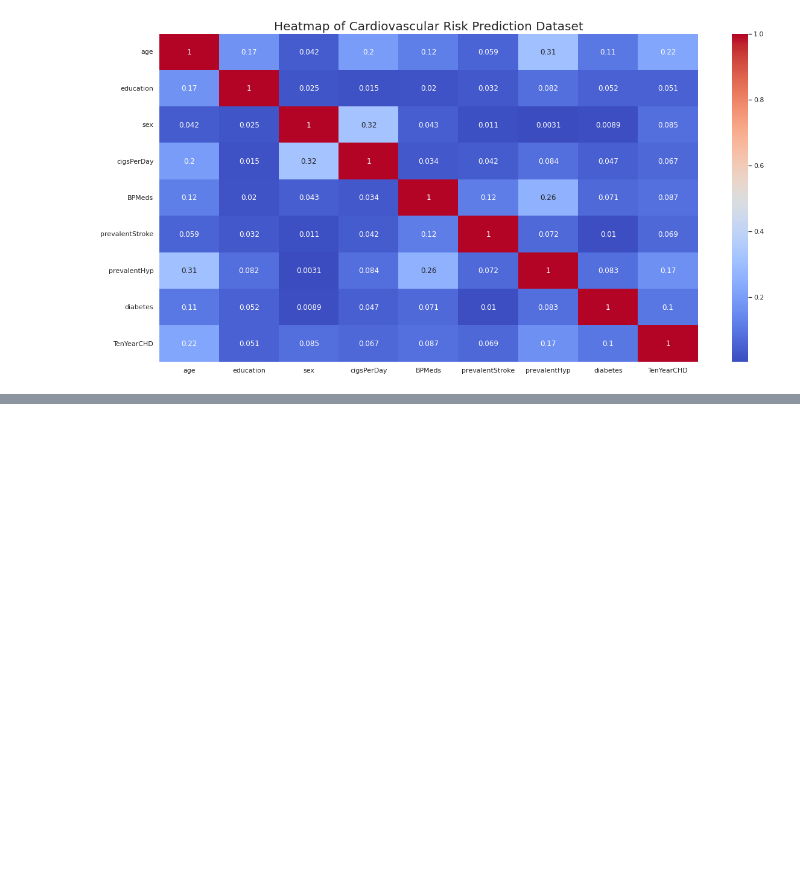
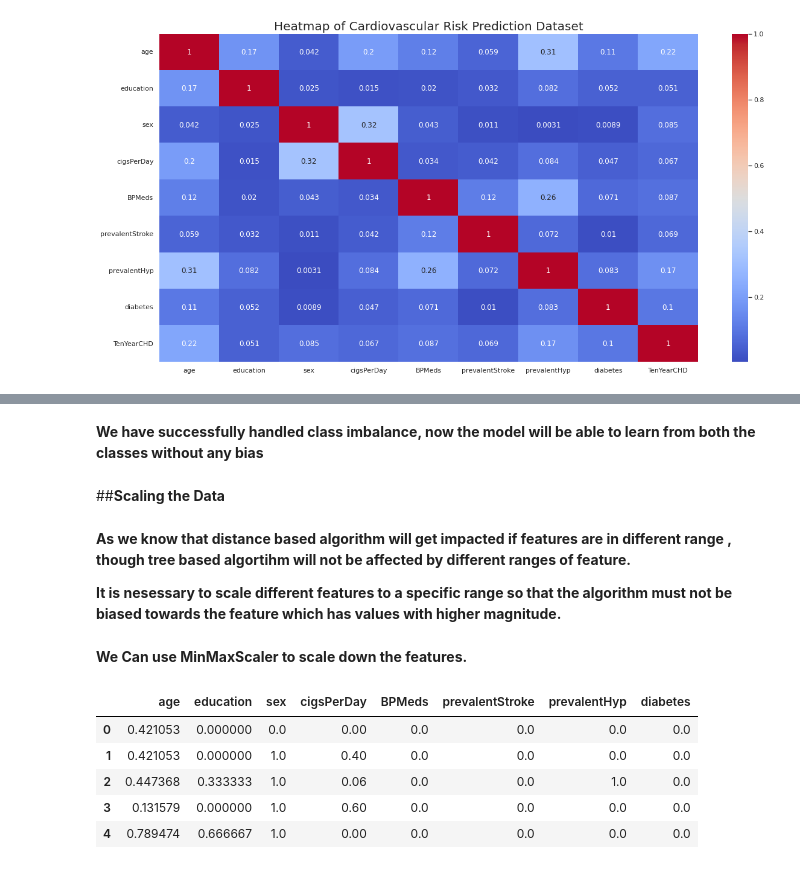
Before and after one commit to Kousikdutta1/Cardiovascular-Risk-Prediction, a Jupyter notebook: Kousik_Dutta_Cardiovascular_Risk_Prediction_Capstone_Project_.ipynb, the cells around one changed output, grey strips where cells are left out. Saved outputs shown, nothing was run; the diff lists cells and outputs as text; code cells hidden in the pictures; blank space fills up the shorter version.

```diff
--- a/Kousik_Dutta_Cardiovascular_Risk_Prediction_Capstone_Project_.ipynb
+++ b/Kousik_Dutta_Cardiovascular_Risk_Prediction_Capstone_Project_.ipynb
@@ -682,0 +844,11 @@ plt.show();
+# %% [markdown]
+**We have successfully handled class imbalance, now the model will be able to learn from both the classes without any bias**
+# %% [markdown]
+##**Scaling the Data**
+# %% [markdown]
+**As we know that distance based algorithm will get impacted if features are in different range , though tree based algortihm will not be affected by different ranges of feature.**
+
+
+**It is nesessary to scale different features to a specific range so that the algorithm must not be biased towards the feature which has values with higher magnitude.**
+# %% [markdown]
+**We Can use MinMaxScaler to scale down the features.**
@@ -682,0 +869,11 @@ plt.show();
+# %%
+#  Let's see scaled train value
+
+X_train_scale.head()
+# %% [output]
+|  | age | education | sex | cigsPerDay | BPMeds | prevalentStroke | prevalentHyp | diabetes |
+| 0 | 0.421053 | 0.000000 | 0.0 | 0.00 | 0.0 | 0.0 | 0.0 | 0.0 |
+| 1 | 0.421053 | 0.000000 | 1.0 | 0.40 | 0.0 | 0.0 | 0.0 | 0.0 |
+| 2 | 0.447368 | 0.333333 | 1.0 | 0.06 | 0.0 | 0.0 | 1.0 | 0.0 |
+| 3 | 0.131579 | 0.000000 | 1.0 | 0.60 | 0.0 | 0.0 | 0.0 | 0.0 |
+| 4 | 0.789474 | 0.666667 | 1.0 | 0.00 | 0.0 | 0.0 | 0.0 | 0.0 |
```
Also changed, not shown: parts of 38 cells of this notebook.
